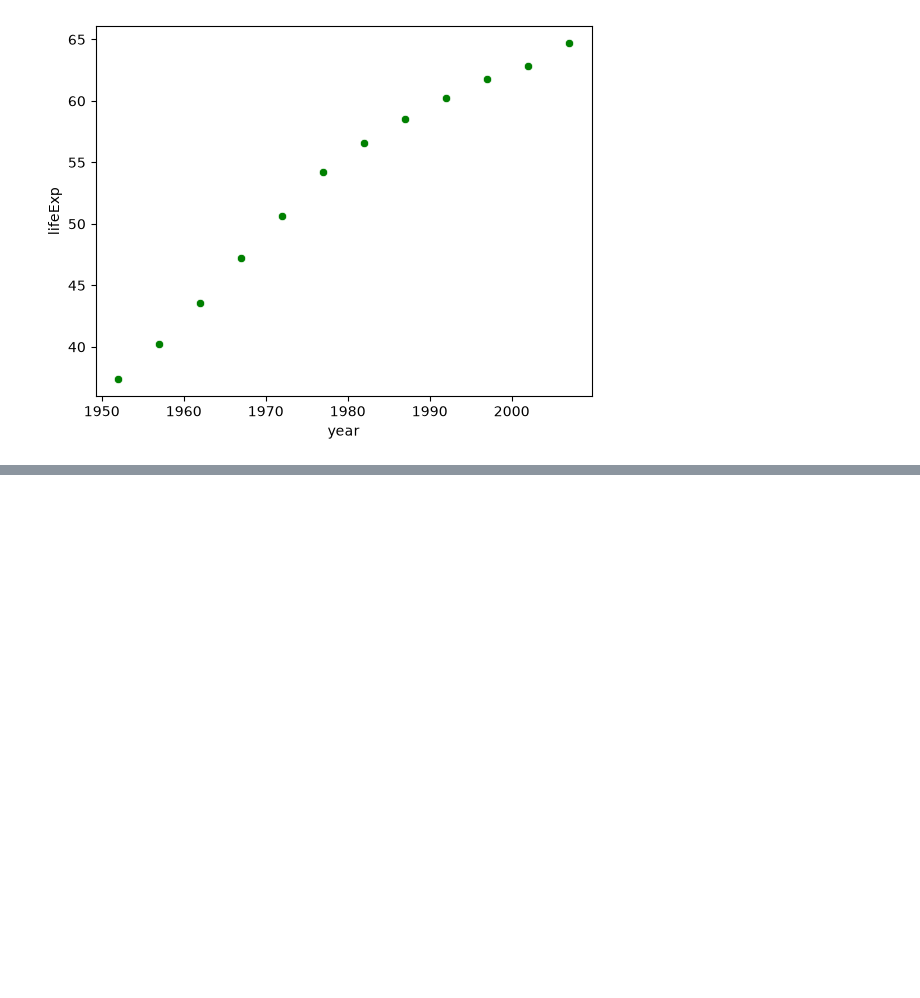
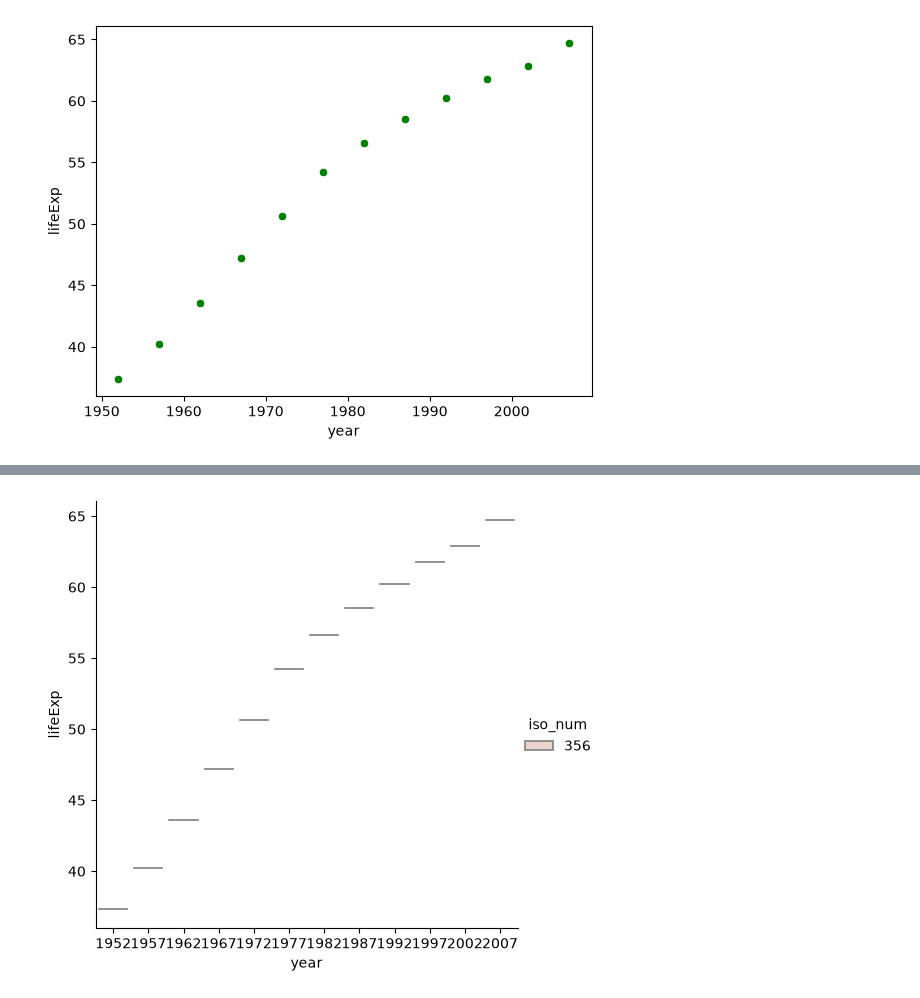
Before and after one commit to amit26717-cmd/Data_Analysis01, a Jupyter notebook: C3/15_Sep_2026/seaborn.ipynb, the cells around one changed output, grey strips where cells are left out. Cells and saved outputs as stored; diff of their text form; code cells hidden in the pictures; blank space fills up the shorter version.

```diff
--- a/C3/15_Sep_2026/seaborn.ipynb
+++ b/C3/15_Sep_2026/seaborn.ipynb
@@ -64,0 +75,5 @@ plt.show()
+# %%
+sns.catplot(data=temp_df,kind ='violin',x='year',y='lifeExp',hue='iso_num',split=True)
+plt.show()
+# %% [output]
+[figure, added]
```
Also changed, not shown: parts of 2 cells of this notebook.
